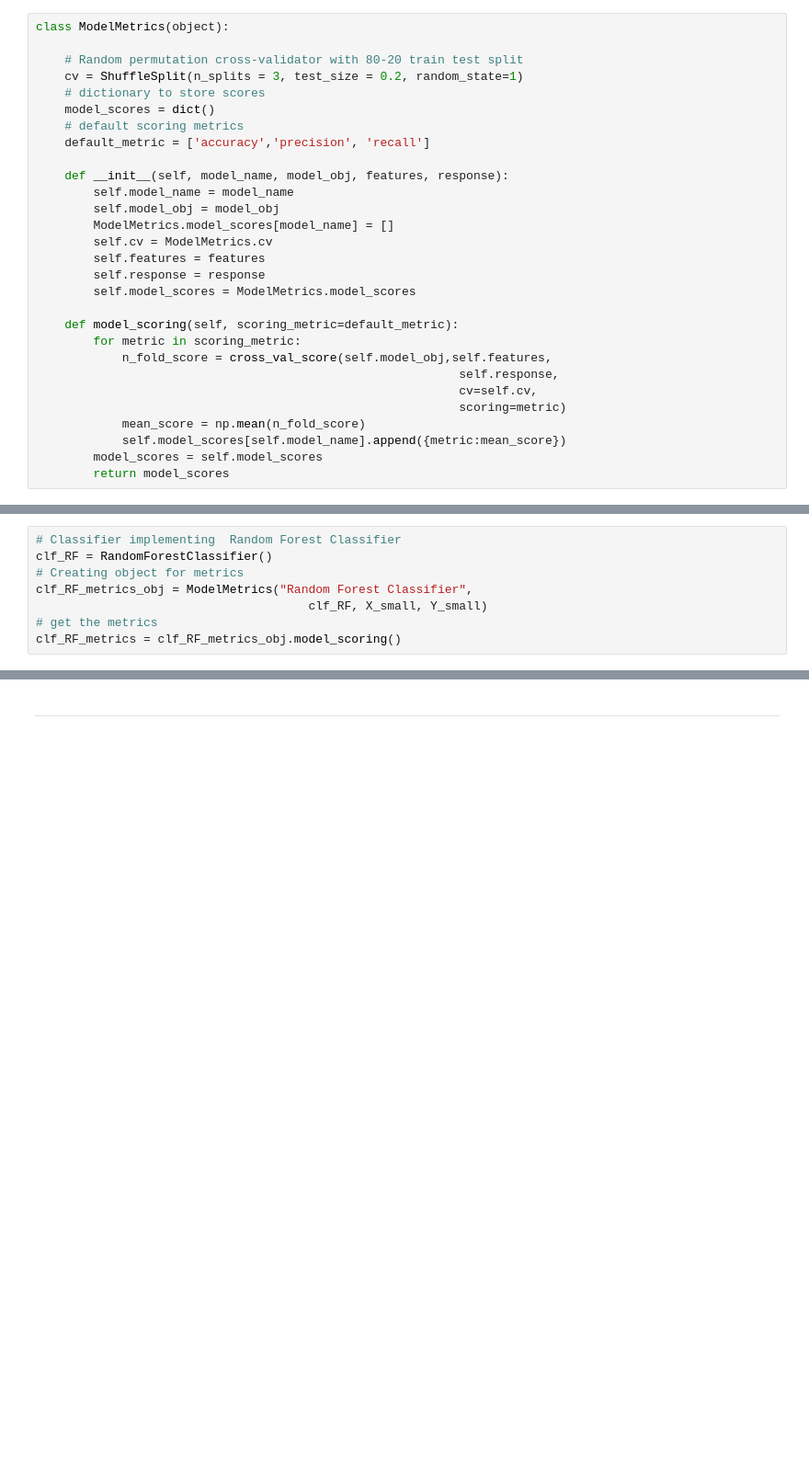
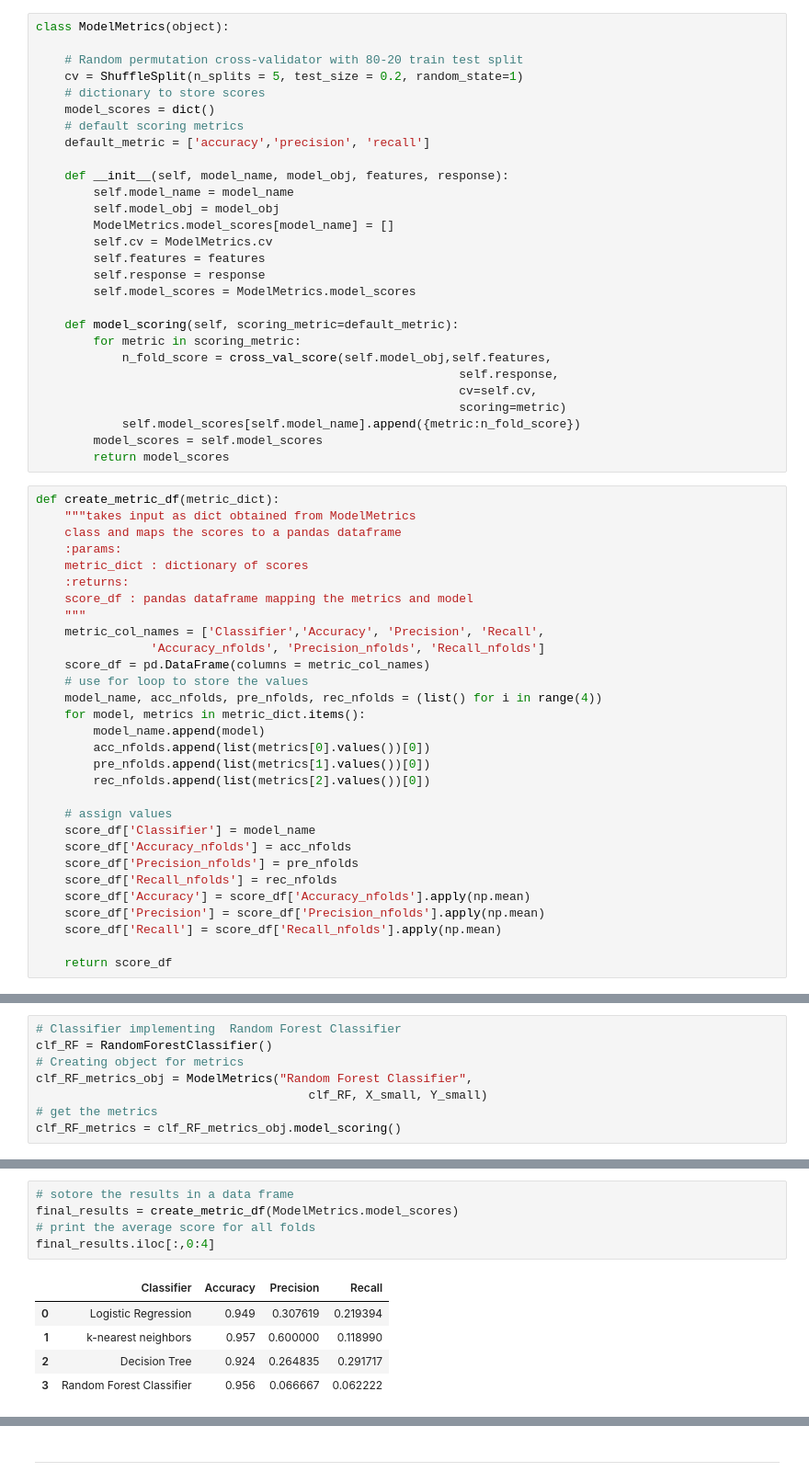
Before and after one commit to rzskhr/census-income-classification, a Jupyter notebook: src/census-income.ipynb, the cells around one changed output, grey strips where cells are left out. Shown at 92% size. Drawn from its saved outputs; the diff is of its cells as text; blank space fills up the shorter version.

Commit message:
add metrics dataframe

```diff
--- a/src/census-income.ipynb
+++ b/src/census-income.ipynb
@@ -510,7 +496,7 @@ from sklearn.model_selection import ShuffleSplit
 class ModelMetrics(object):
 
     # Random permutation cross-validator with 80-20 train test split
-    cv = ShuffleSplit(n_splits = 3, test_size = 0.2, random_state=1)
+    cv = ShuffleSplit(n_splits = 5, test_size = 0.2, random_state=1)
     # dictionary to store scores
     model_scores = dict()
     # default scoring metrics
@@ -531,10 +517,39 @@ class ModelMetrics(object):
                                                            self.response,
                                                            cv=self.cv,
                                                            scoring=metric)
-            mean_score = np.mean(n_fold_score)
-            self.model_scores[self.model_name].append({metric:mean_score})
+            self.model_scores[self.model_name].append({metric:n_fold_score})
         model_scores = self.model_scores
         return model_scores
+# %%
+def create_metric_df(metric_dict):
+    """takes input as dict obtained from ModelMetrics
+    class and maps the scores to a pandas dataframe
+    :params:
+    metric_dict : dictionary of scores
+    :returns:
+    score_df : pandas dataframe mapping the metrics and model
+    """
+    metric_col_names = ['Classifier','Accuracy', 'Precision', 'Recall',
+                'Accuracy_nfolds', 'Precision_nfolds', 'Recall_nfolds']
+    score_df = pd.DataFrame(columns = metric_col_names)
+    # use for loop to store the values
+    model_name, acc_nfolds, pre_nfolds, rec_nfolds = (list() for i in range(4))
+    for model, metrics in metric_dict.items():
+        model_name.append(model)
+        acc_nfolds.append(list(metrics[0].values())[0])
+        pre_nfolds.append(list(metrics[1].values())[0])
+        rec_nfolds.append(list(metrics[2].values())[0])
+
+    # assign values
+    score_df['Classifier'] = model_name
+    score_df['Accuracy_nfolds'] = acc_nfolds
+    score_df['Precision_nfolds'] = pre_nfolds
+    score_df['Recall_nfolds'] = rec_nfolds
+    score_df['Accuracy'] = score_df['Accuracy_nfolds'].apply(np.mean)
+    score_df['Precision'] = score_df['Precision_nfolds'].apply(np.mean)
+    score_df['Recall'] = score_df['Recall_nfolds'].apply(np.mean)
+
+    return score_df
 # %% [markdown]
 ### Changing dataset for testing model scoring functions
 # %%
@@ -593,0 +595,11 @@ Scores= [{'accuracy': 0.94833333333333325}, {'precision': 0.39999999999999997},
+# %%
+# sotore the results in a data frame
+final_results = create_metric_df(ModelMetrics.model_scores)
+# print the average score for all folds
+final_results.iloc[:,0:4]
+# %% [output]
+|  | Classifier | Accuracy | Precision | Recall |
+| 0 | Logistic Regression | 0.949 | 0.307619 | 0.219394 |
+| 1 | k-nearest neighbors | 0.957 | 0.600000 | 0.118990 |
+| 2 | Decision Tree | 0.924 | 0.264835 | 0.291717 |
+| 3 | Random Forest Classifier | 0.956 | 0.066667 | 0.062222 |
```
Also changed, not shown: parts of 20 cells of this notebook.
